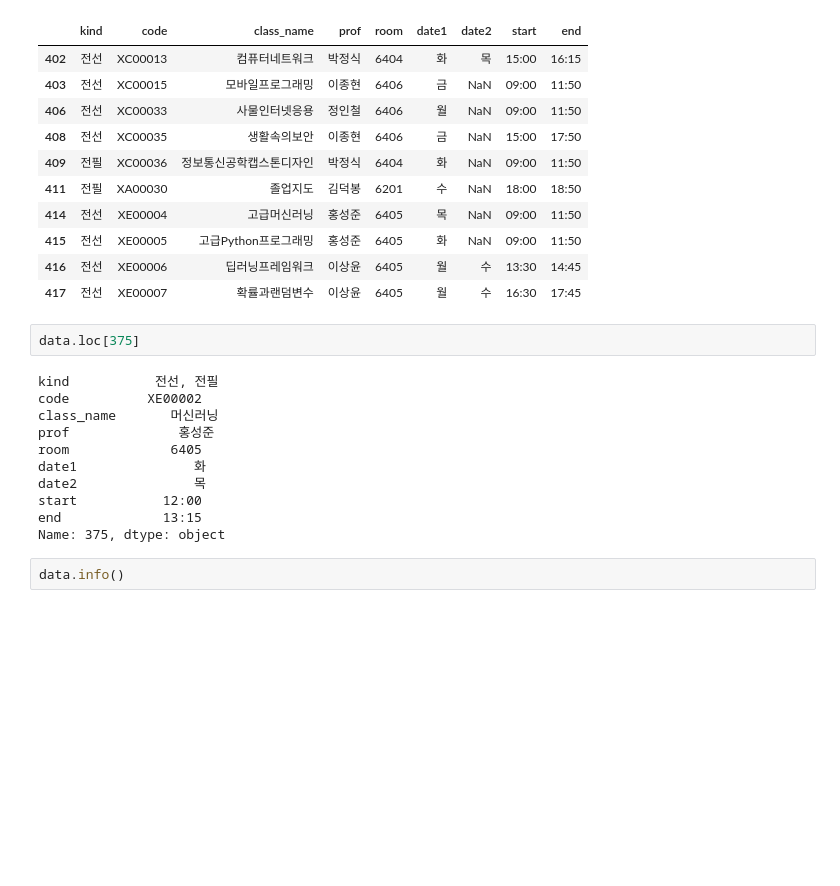
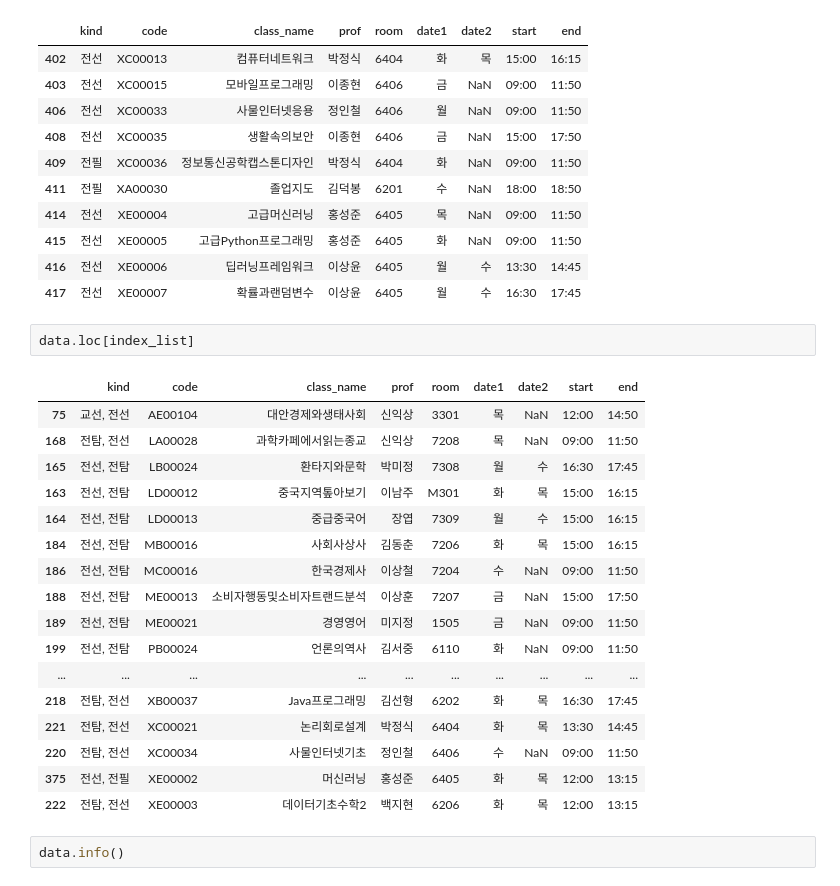
Before and after one commit to sujeengim/MapinSkhu-Data, a Jupyter notebook: second-try/data2.ipynb, the cells around one changed output. Drawn from its saved outputs; the diff is of its cells as text; blank space fills up the shorter version.

```diff
--- a/second-try/data2.ipynb
+++ b/second-try/data2.ipynb
@@ -569,18 +569,25 @@ data.tail(10)
 | 416 | 전선 | XE00006 | 딥러닝프레임워크 | 이상윤 | 6405 | 월 | 수 | 13:30 | 14:45 |
 | 417 | 전선 | XE00007 | 확률과랜덤변수 | 이상윤 | 6405 | 월 | 수 | 16:30 | 17:45 |
 # %%
-data.loc[375]
+data.loc[index_list]
 # %% [output]
-kind           전선, 전필
-code          XE00002
-class_name       머신러닝
-prof              홍성준
-room             6405
-date1               화
-date2               목
-start           12:00
-end             13:15
-Name: 375, dtype: object
+|  | kind | code | class_name | prof | room | date1 | date2 | start | end |
+| 75 | 교선, 전선 | AE00104 | 대안경제와생태사회 | 신익상 | 3301 | 목 | NaN | 12:00 | 14:50 |
+| 168 | 전탐, 전선 | LA00028 | 과학카페에서읽는종교 | 신익상 | 7208 | 목 | NaN | 09:00 | 11:50 |
+| 165 | 전선, 전탐 | LB00024 | 환타지와문학 | 박미정 | 7308 | 월 | 수 | 16:30 | 17:45 |
+| 163 | 전선, 전탐 | LD00012 | 중국지역톺아보기 | 이남주 | M301 | 화 | 목 | 15:00 | 16:15 |
+| 164 | 전선, 전탐 | LD00013 | 중급중국어 | 장엽 | 7309 | 월 | 수 | 15:00 | 16:15 |
+| 184 | 전선, 전탐 | MB00016 | 사회사상사 | 김동춘 | 7206 | 화 | 목 | 15:00 | 16:15 |
+| 186 | 전선, 전탐 | MC00016 | 한국경제사 | 이상철 | 7204 | 수 | NaN | 09:00 | 11:50 |
+| 188 | 전선, 전탐 | ME00013 | 소비자행동및소비자트랜드분석 | 이상훈 | 7207 | 금 | NaN | 15:00 | 17:50 |
+| 189 | 전선, 전탐 | ME00021 | 경영영어 | 미지정 | 1505 | 금 | NaN | 09:00 | 11:50 |
+| 199 | 전선, 전탐 | PB00024 | 언론의역사 | 김서중 | 6110 | 화 | NaN | 09:00 | 11:50 |
+| ... | ... | ... | ... | ... | ... | ... | ... | ... | ... |
+| 218 | 전탐, 전선 | XB00037 | Java프로그래밍 | 김선형 | 6202 | 화 | 목 | 16:30 | 17:45 |
+| 221 | 전탐, 전선 | XC00021 | 논리회로설계 | 박정식 | 6404 | 화 | 목 | 13:30 | 14:45 |
+| 220 | 전탐, 전선 | XC00034 | 사물인터넷기초 | 정인철 | 6406 | 수 | NaN | 09:00 | 11:50 |
+| 375 | 전선, 전필 | XE00002 | 머신러닝 | 홍성준 | 6405 | 화 | 목 | 12:00 | 13:15 |
+| 222 | 전탐, 전선 | XE00003 | 데이터기초수학2 | 백지현 | 6206 | 화 | 목 | 12:00 | 13:15 |
 # %%
 data.info()
 # %% [output]
```
Also changed, not shown: parts of 2 cells of this notebook, 4 other files.
